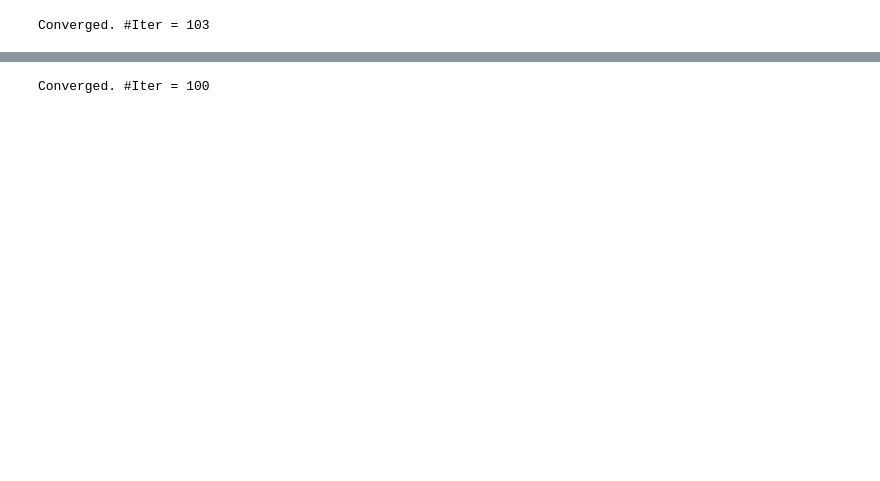
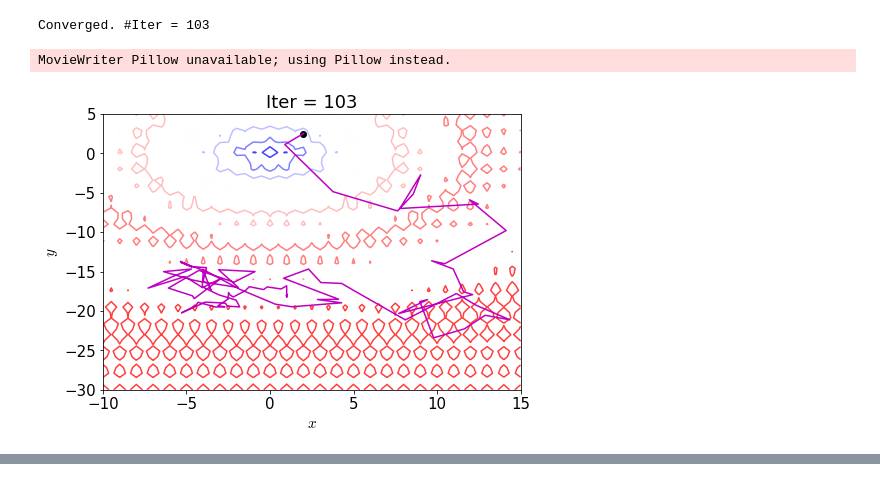
Before and after one commit to SeeKT/ML_optimization, a Jupyter notebook: note/2.sgd.ipynb, the cells around one changed output, grey strips where cells are left out. Drawn from its saved outputs; the diff is of its cells as text; code cells hidden in the pictures; blank space fills up the shorter version.

```diff
--- a/note/2.sgd.ipynb
+++ b/note/2.sgd.ipynb
@@ -35,26 +42,27 @@ pf.plot_contour(
 <img src="https://github.com/SeeKT/ML_optimization/blob/master/note/fig/distorted/contour_distorted_sgd.gif?raw=true">
 # %%
 ##### execute steepest descent #####
-xinit = np.array([4.0, 2.5])
+xinit = np.array([2.0, 2.5])
 ackley_sgd_x, itr_ackley_sgd = sgd.stochastic_gradient(
     func=test.ackley, xinit=xinit)
 ####################################
 # %% [output]
 Converged. #Iter = 103
 # %%
-x_range = np.linspace(-0.5, 30, 51); y_range = np.linspace(-20, 5, 51)
+x_range = np.linspace(-10, 15, 51); y_range = np.linspace(-30, 5, 51)
 pf.plot_contour(
     func=test.ackley, x_range=x_range, y_range=y_range,
     x_val=ackley_sgd_x.T[0], y_val=ackley_sgd_x.T[1],
     itr=itr_ackley_sgd, func_name="ackley", method_name="sgd")
+# %% [output]
+MovieWriter Pillow unavailable; using Pillow instead.
+[figure, added]
 # %% [markdown]
 <img src="https://github.com/SeeKT/ML_optimization/blob/master/note/fig/ackley/contour_ackley_sgd.gif?raw=true">
 # %%
 ##### execute steepest descent #####
-xinit = np.array([3.0, 5.0])
-easom_sgd_x, itr_easom_sgd = sgd.stochastic_gradient(
-    func=test.easom, xinit=xinit)
+xinit = np.array([2.0, 1.0])
+matyas_sgd_x, itr_matyas_sgd = sgd.stochastic_gradient(
+    func=test.matyas, xinit=xinit)
 ####################################
-# %% [output]
-Converged. #Iter = 100
 # %%
```
Also changed, not shown: parts of 3 cells of this notebook, 17 other files.
